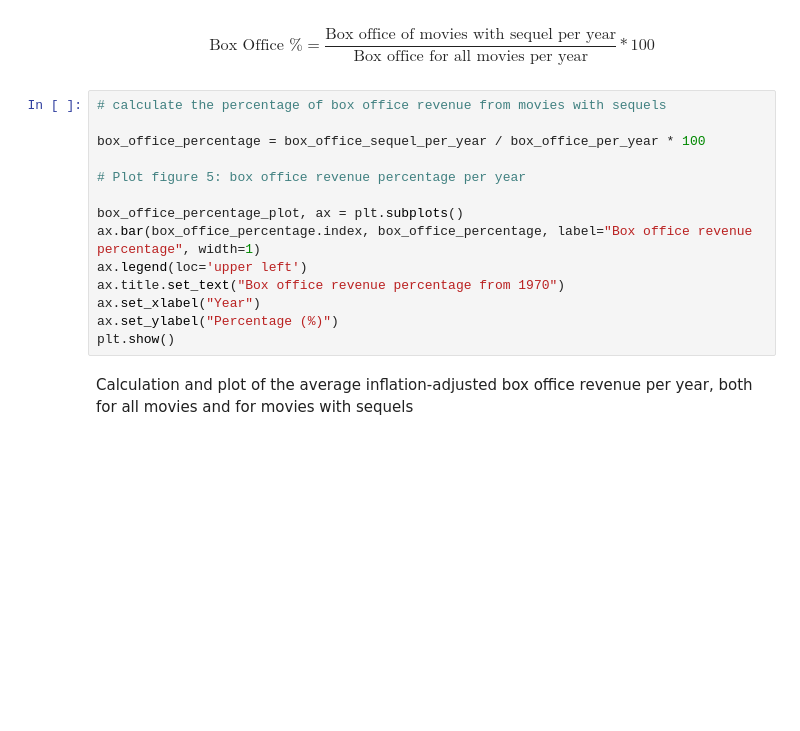
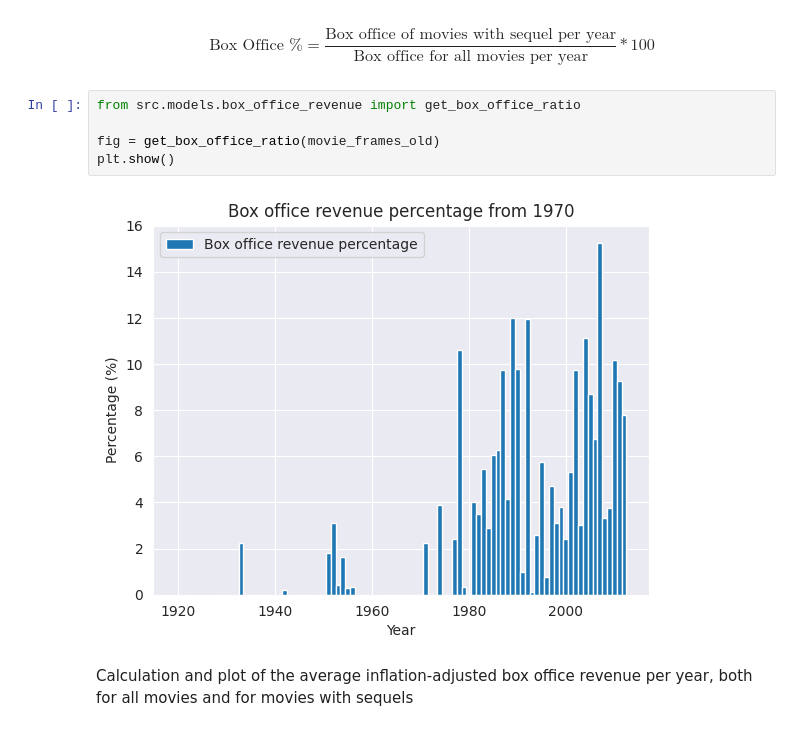
Before and after one commit to epfl-ada/ada-2024-project-onceuponatimeindata, a Jupyter notebook: dat_analysis.ipynb, the cells around one changed output. Saved outputs shown, nothing was run; the diff lists cells and outputs as text; blank space fills up the shorter version.

```diff
--- a/dat_analysis.ipynb
+++ b/dat_analysis.ipynb
@@ -111,19 +110,12 @@ $$
 \text{Box Office \%} = \frac{\text{Box office of movies with sequel per year}}{\text{Box office for all movies per year}} * 100
 $$
 # %%
-# calculate the percentage of box office revenue from movies with sequels
+from src.models.box_office_revenue import get_box_office_ratio
 
-box_office_percentage = box_office_sequel_per_year / box_office_per_year * 100
-
-# Plot figure 5: box office revenue percentage per year
-
-box_office_percentage_plot, ax = plt.subplots()
-ax.bar(box_office_percentage.index, box_office_percentage, label="Box office revenue percentage", width=1)
-ax.legend(loc='upper left')
-ax.title.set_text("Box office revenue percentage from 1970")
-ax.set_xlabel("Year")
-ax.set_ylabel("Percentage (%)")
+fig = get_box_office_ratio(movie_frames_old)
 plt.show()
+# %% [output]
+[figure, added]
 # %% [markdown]
 Calculation and plot of the average inflation-adjusted box office revenue per year, both for all movies and for movies with sequels
 # %%
```
Also changed, not shown: parts of 20 cells of this notebook, 3 other files.
